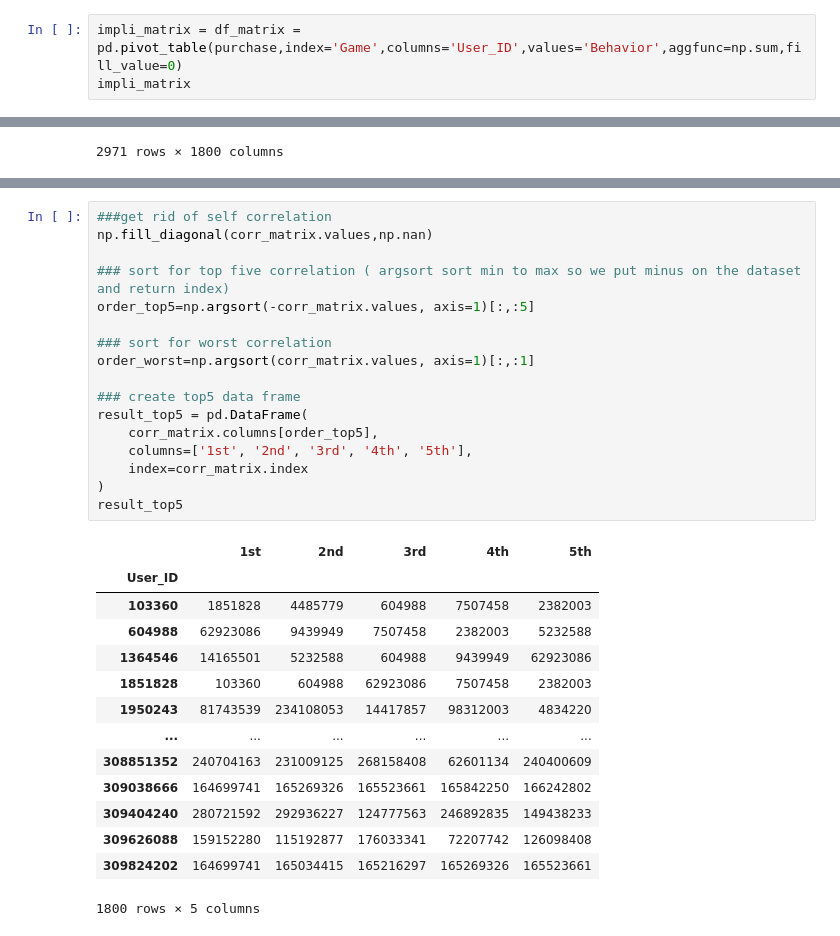
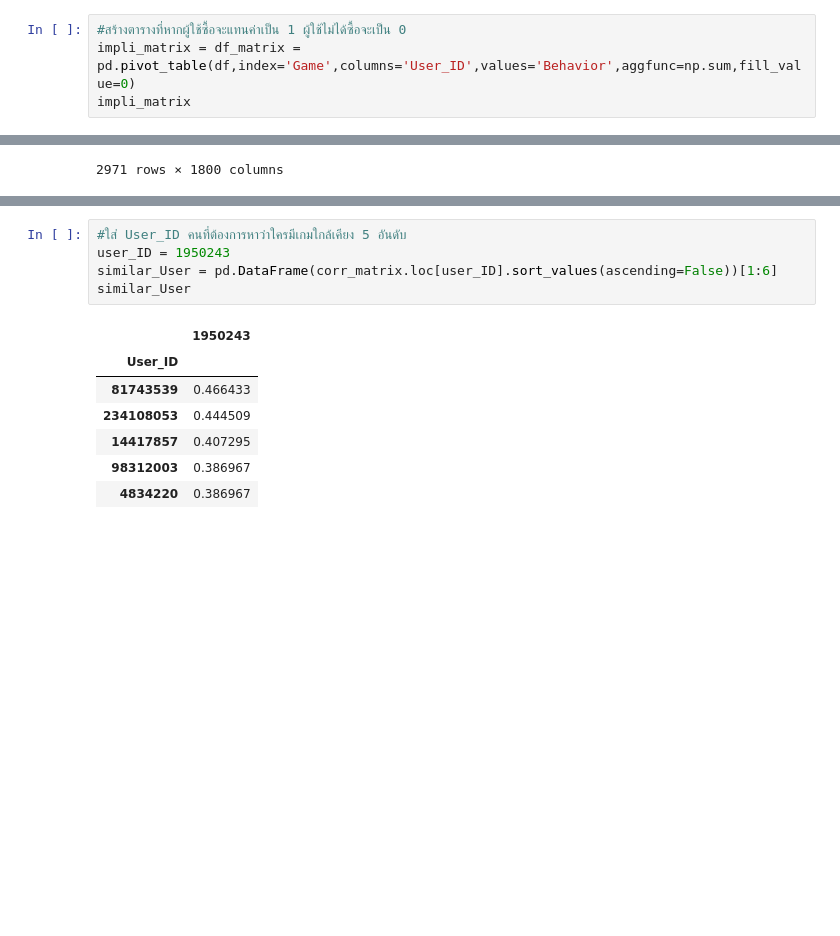
Before and after one commit to Montawat-Gun/Steam-similar-users, a Jupyter notebook: Recommend similar user.ipynb, the cells around one changed output, grey strips where cells are left out. Drawn from its saved outputs; the diff is of its cells as text; blank space fills up the shorter version.

```diff
--- a/Recommend similar user.ipynb
+++ b/Recommend similar user.ipynb
@@ -68,5 +29,6 @@ purchase
 # %%
-impli_matrix = df_matrix = pd.pivot_table(purchase,index='Game',columns='User_ID',values='Behavior',aggfunc=np.sum,fill_value=0)
+#สร้างตารางที่หากผู้ใช้ซื้อจะแทนค่าเป็น 1 ผู้ใช้ไม่ได้ซื้อจะเป็น 0
+impli_matrix = df_matrix = pd.pivot_table(df,index='Game',columns='User_ID',values='Behavior',aggfunc=np.sum,fill_value=0)
 impli_matrix
 # %% [output]
 | User_ID | 103360 | 604988 | 1364546 | 1851828 | 1950243 | 2382003 | 2428602 | 3974133 | 4064412 | 4325465 | ... | ... |
@@ -101,35 +64,16 @@ corr_matrix
 | 309626088 | -0.001066 | -0.000953 | -0.001011 | -0.001066 | 0.112493 | -0.000953 | -0.001307 | -0.000953 | -0.001119 | -0.000953 | ... | ... |
 | 309824202 | -0.001066 | -0.000953 | -0.001011 | -0.001066 | 0.112493 | -0.000953 | 0.257590 | -0.000953 | -0.001119 | -0.000953 | ... | ... |
 1800 rows × 1800 columns
-# %%
-###get rid of self correlation
-np.fill_diagonal(corr_matrix.values,np.nan)
-
-### sort for top five correlation ( argsort sort min to max so we put minus on the dataset and return index)
-order_top5=np.argsort(-corr_matrix.values, axis=1)[:,:5]
-
-### sort for worst correlation
-order_worst=np.argsort(corr_matrix.values, axis=1)[:,:1]
-
-### create top5 data frame
-result_top5 = pd.DataFrame(
-    corr_matrix.columns[order_top5],
-    columns=['1st', '2nd', '3rd', '4th', '5th'],
-    index=corr_matrix.index
-)
-result_top5
-# %% [output]
-|  | 1st | 2nd | 3rd | 4th | 5th |
-| User_ID |  |  |  |  |  |
-| 103360 | 1851828 | 4485779 | 604988 | 7507458 | 2382003 |
-| 604988 | 62923086 | 9439949 | 7507458 | 2382003 | 5232588 |
-| 1364546 | 14165501 | 5232588 | 604988 | 9439949 | 62923086 |
-| 1851828 | 103360 | 604988 | 62923086 | 7507458 | 2382003 |
-| 1950243 | 81743539 | 234108053 | 14417857 | 98312003 | 4834220 |
-| ... | ... | ... | ... | ... | ... |
-| 308851352 | 240704163 | 231009125 | 268158408 | 62601134 | 240400609 |
-| 309038666 | 164699741 | 165269326 | 165523661 | 165842250 | 166242802 |
-| 309404240 | 280721592 | 292936227 | 124777563 | 246892835 | 149438233 |
-| 309626088 | 159152280 | 115192877 | 176033341 | 72207742 | 126098408 |
-| 309824202 | 164699741 | 165034415 | 165216297 | 165269326 | 165523661 |
-1800 rows × 5 columns
+# %%
+#ใส่ User_ID คนที่ต้องการหาว่าใครมีเกมใกล้เคียง 5 อันดับ
+user_ID = 1950243
+similar_User = pd.DataFrame(corr_matrix.loc[user_ID].sort_values(ascending=False))[1:6]
+similar_User
+# %% [output]
+|  | 1950243 |
+| User_ID |  |
+| 81743539 | 0.466433 |
+| 234108053 | 0.444509 |
+| 14417857 | 0.407295 |
+| 98312003 | 0.386967 |
+| 4834220 | 0.386967 |
```
Also changed, not shown: parts of 4 cells of this notebook, 2 other files.
